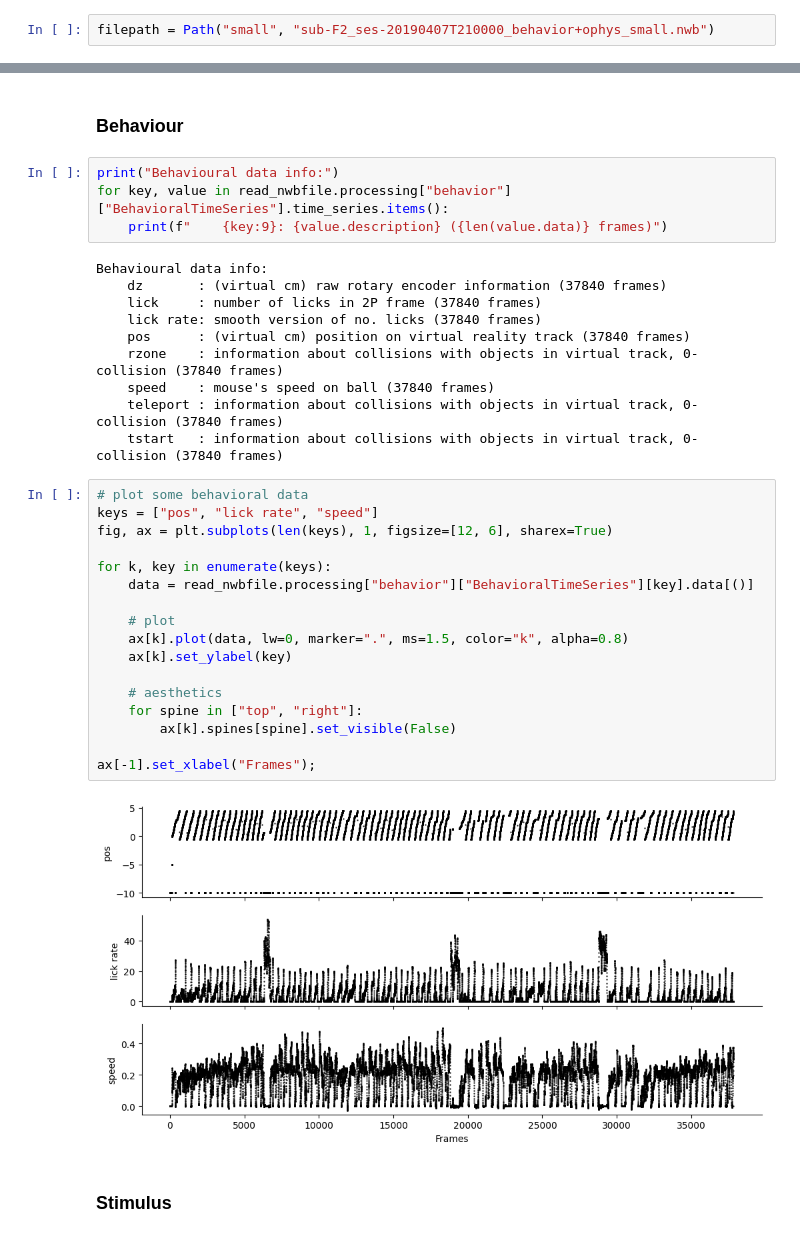
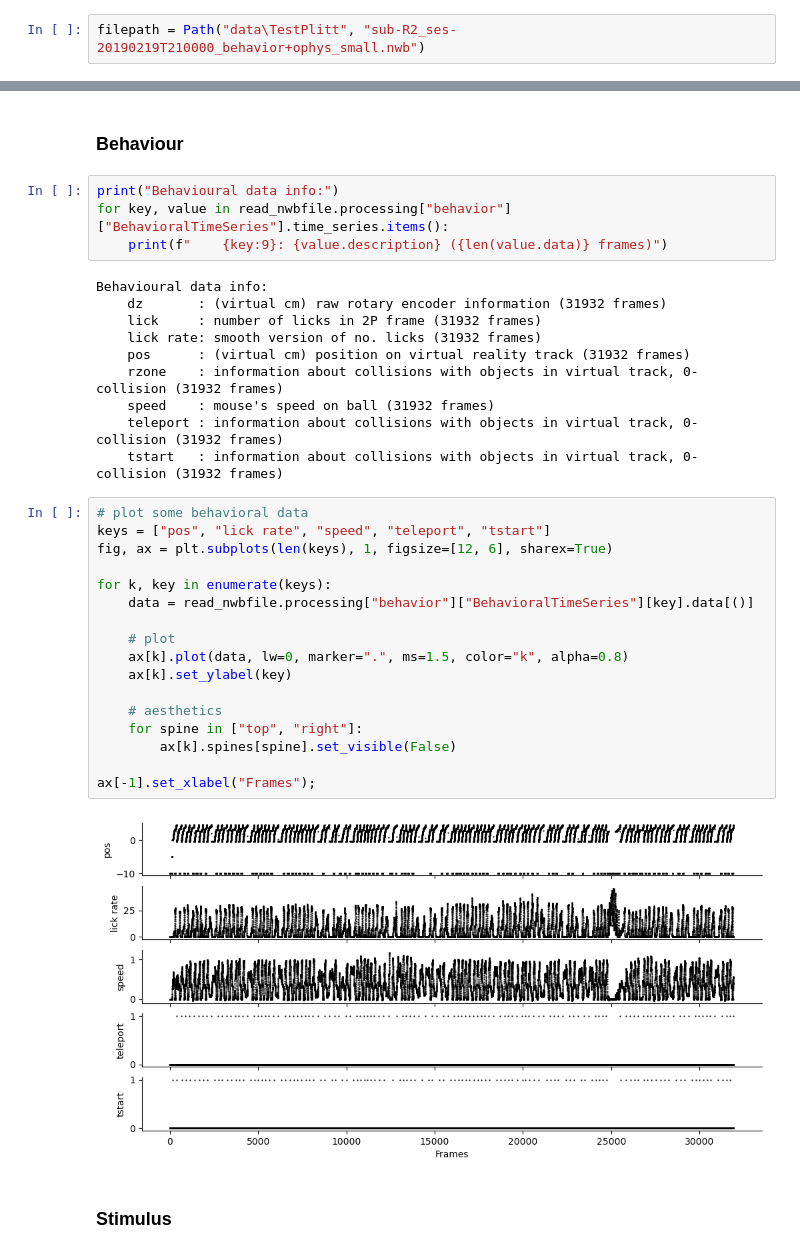
Before and after one commit to tarek-soubra/place-cell-project, a Jupyter notebook: explore.ipynb, the cells around one changed output, grey strips where cells are left out. Drawn from its saved outputs; the diff is of its cells as text.

Commit message:
Updated notebook with single cell plot

```diff
--- a/explore.ipynb
+++ b/explore.ipynb
@@ -12,7 +12,7 @@ import pynwb
 # %% [markdown]
 ## Set some basic parameters
 # %%
-filepath = Path("small", "sub-F2_ses-20190407T210000_behavior+ophys_small.nwb")
+filepath = Path("data\TestPlitt", "sub-R2_ses-20190219T210000_behavior+ophys_small.nwb")
 # %% [markdown]
 ## Open the file for reading
 For simplicity, we will just open the file to read it (without the context manager `with`).
@@ -132,33 +132,33 @@ for key, value in read_nwbfile.processing["behavior"]["BehavioralTimeSeries"].ti
     print(f"    {key:9}: {value.description} ({len(value.data)} frames)")
 # %% [output]
 Behavioural data info:
-    dz       : (virtual cm) raw rotary encoder information (37840 frames)
-    lick     : number of licks in 2P frame (37840 frames)
-    lick rate: smooth version of no. licks (37840 frames)
-    pos      : (virtual cm) position on virtual reality track (37840 frames)
-    rzone    : information about collisions with objects in virtual track, 0-collision (37840 frames)
-    speed    : mouse's speed on ball (37840 frames)
-    teleport : information about collisions with objects in virtual track, 0-collision (37840 frames)
-    tstart   : information about collisions with objects in virtual track, 0-collision (37840 frames)
+    dz       : (virtual cm) raw rotary encoder information (31932 frames)
+    lick     : number of licks in 2P frame (31932 frames)
+    lick rate: smooth version of no. licks (31932 frames)
+    pos      : (virtual cm) position on virtual reality track (31932 frames)
+    rzone    : information about collisions with objects in virtual track, 0-collision (31932 frames)
+    speed    : mouse's speed on ball (31932 frames)
+    teleport : information about collisions with objects in virtual track, 0-collision (31932 frames)
+    tstart   : information about collisions with objects in virtual track, 0-collision (31932 frames)
 # %%
 # plot some behavioral data
-keys = ["pos", "lick rate", "speed"]
+keys = ["pos", "lick rate", "speed", "teleport", "tstart"]
 fig, ax = plt.subplots(len(keys), 1, figsize=[12, 6], sharex=True)
 
 for k, key in enumerate(keys):
     data = read_nwbfile.processing["behavior"]["BehavioralTimeSeries"][key].data[()]
 
     # plot
     ax[k].plot(data, lw=0, marker=".", ms=1.5, color="k", alpha=0.8)
     ax[k].set_ylabel(key)
 
     # aesthetics
     for spine in ["top", "right"]:
         ax[k].spines[spine].set_visible(False)
 
 ax[-1].set_xlabel("Frames");
 # %% [output]
-[figure, old version]
+[figure, new version]
 # %% [markdown]
 ### Stimulus
 # %%
```
Also changed, not shown: parts of 29 cells of this notebook.
